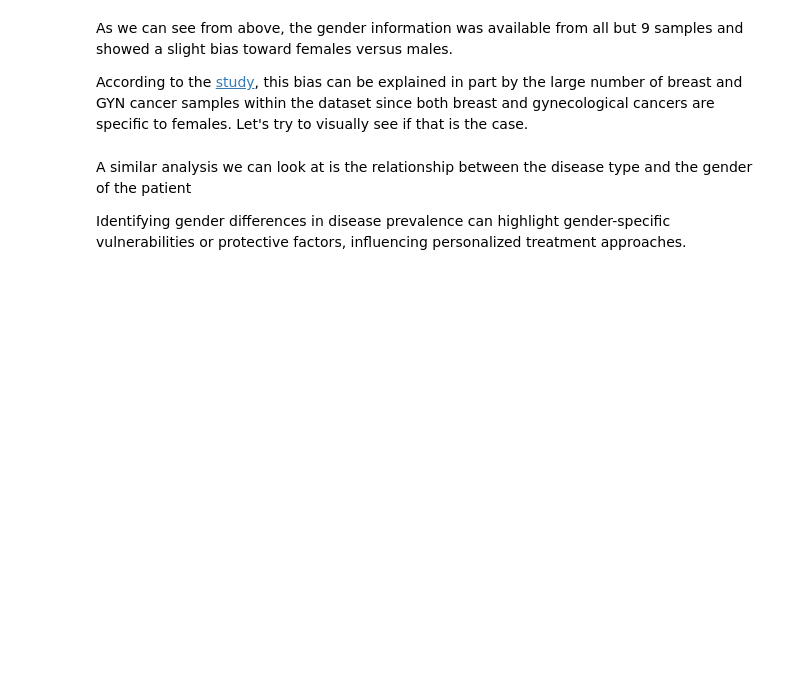
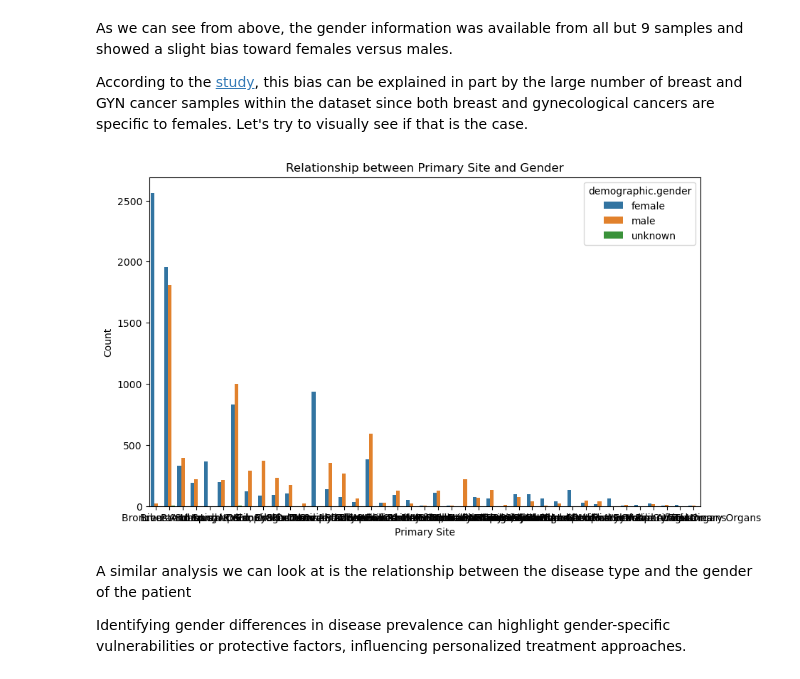
Before and after one commit to Internet2/class-workshop-researchdev-copilot, a Jupyter notebook: 01-cancer-data-analysis/completed-notebooks/fm-ad-notebook-visualization-COMPLETED.ipynb, the cells around one changed output. Cells and saved outputs as stored; diff of their text form; code cells hidden in the pictures; blank space fills up the shorter version.

```diff
--- a/01-cancer-data-analysis/completed-notebooks/fm-ad-notebook-visualization-COMPLETED.ipynb
+++ b/01-cancer-data-analysis/completed-notebooks/fm-ad-notebook-visualization-COMPLETED.ipynb
@@ -132,3 +138,13 @@ According to the [study](https://aacrjournals.org/cancerres/article/77/9/2464/62
+# %%
+# show the relationship between cases.primary_site and demographic.gender
+plt.figure(figsize=(10, 6))
+sns.countplot(data=df, x='cases.primary_site', hue='demographic.gender')
+plt.title('Relationship between Primary Site and Gender')
+plt.xlabel('Primary Site')
+plt.ylabel('Count')
+plt.show()
+# %% [output]
+[figure, added]
 # %% [markdown]
 A similar analysis we can look at is the relationship between the disease type and the gender of the patient
 
```
Also changed, not shown: parts of 8 cells of this notebook.
